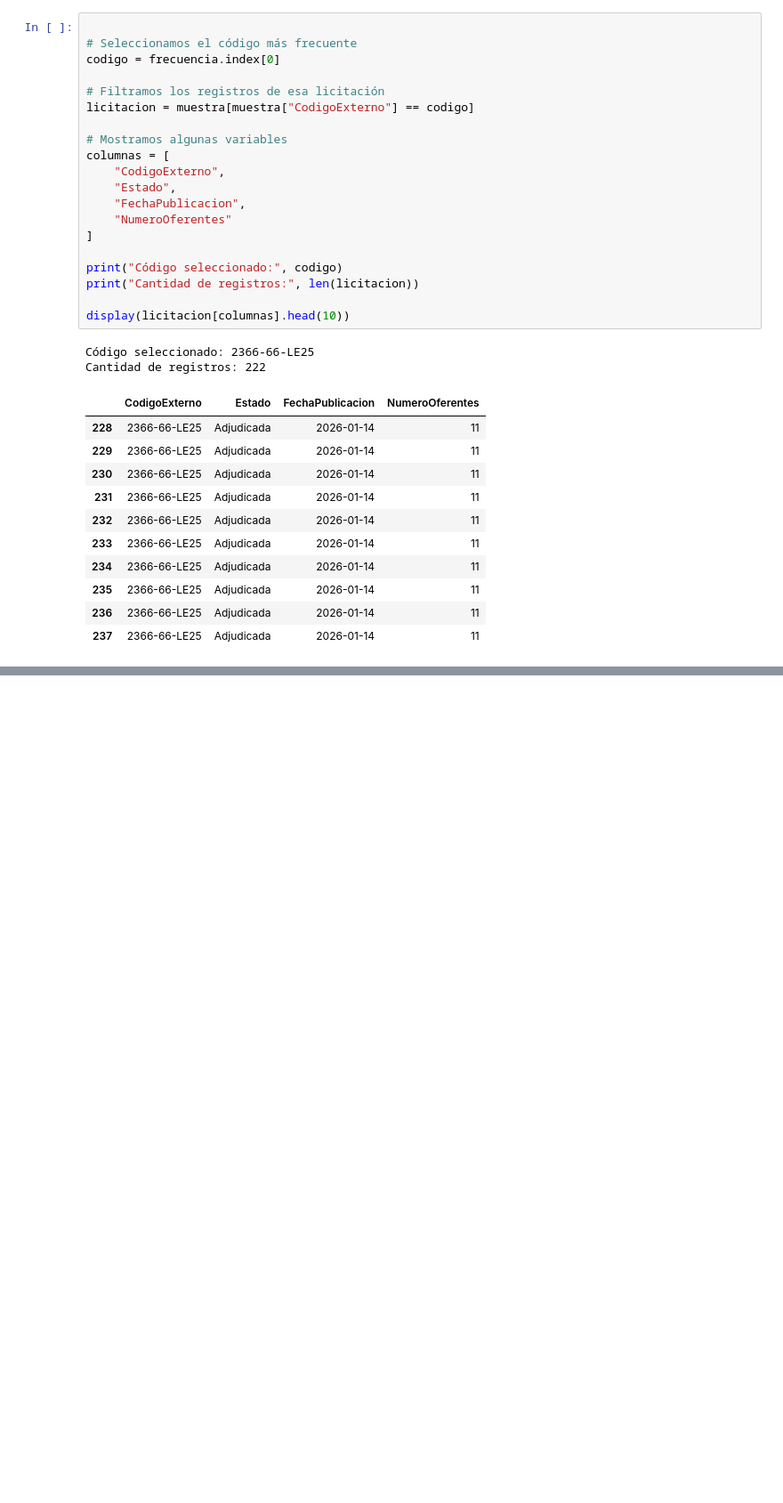
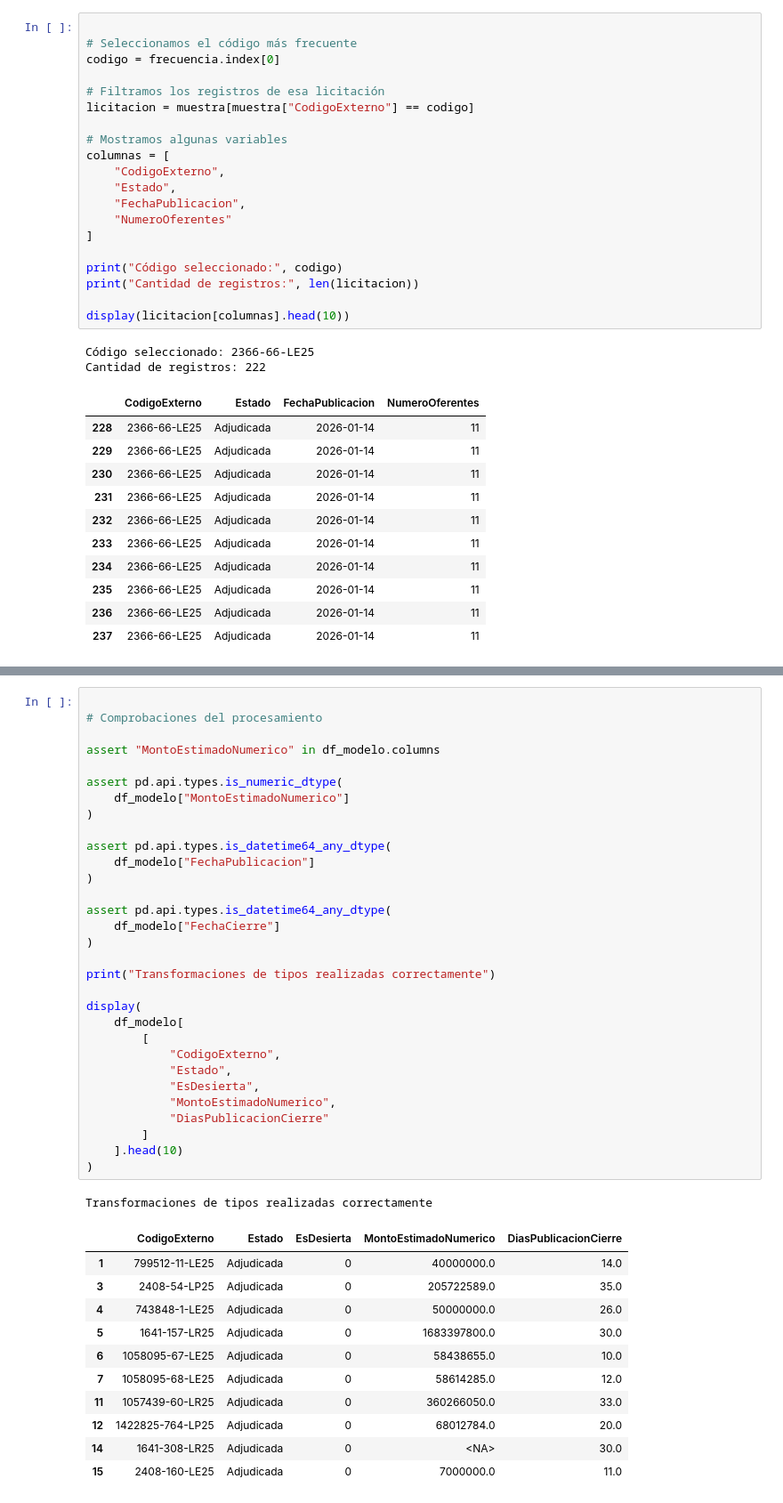
Before and after one commit to IgnacioCardenass/proyecto-grupo_1-mcdi500, a Jupyter notebook: F2/notebooks/Exploración_de_datos.ipynb, the cells around one changed output, grey strips where cells are left out. Shown at 89% size. Cells and saved outputs as stored; diff of their text form; blank space fills up the shorter version.

Commit message:
F2: implementacion de exploracion, limpieza y transformacion de el dataset(preprocesamiento)

```diff
--- a/F2/notebooks/Exploración_de_datos.ipynb
+++ b/F2/notebooks/Exploración_de_datos.ipynb
@@ -199,0 +962,44 @@ Cantidad de registros: 222
+# %%
+
+# Comprobaciones del procesamiento
+
+assert "MontoEstimadoNumerico" in df_modelo.columns
+
+assert pd.api.types.is_numeric_dtype(
+    df_modelo["MontoEstimadoNumerico"]
+)
+
+assert pd.api.types.is_datetime64_any_dtype(
+    df_modelo["FechaPublicacion"]
+)
+
+assert pd.api.types.is_datetime64_any_dtype(
+    df_modelo["FechaCierre"]
+)
+
+print("Transformaciones de tipos realizadas correctamente")
+
+display(
+    df_modelo[
+        [
+            "CodigoExterno",
+            "Estado",
+            "EsDesierta",
+            "MontoEstimadoNumerico",
+            "DiasPublicacionCierre"
+        ]
+    ].head(10)
+)
+# %% [output]
+Transformaciones de tipos realizadas correctamente
+|  | CodigoExterno | Estado | EsDesierta | MontoEstimadoNumerico | DiasPublicacionCierre |
+| 1 | 799512-11-LE25 | Adjudicada | 0 | 40000000.0 | 14.0 |
+| 3 | 2408-54-LP25 | Adjudicada | 0 | 205722589.0 | 35.0 |
+| 4 | 743848-1-LE25 | Adjudicada | 0 | 50000000.0 | 26.0 |
+| 5 | 1641-157-LR25 | Adjudicada | 0 | 1683397800.0 | 30.0 |
+| 6 | 1058095-67-LE25 | Adjudicada | 0 | 58438655.0 | 10.0 |
+| 7 | 1058095-68-LE25 | Adjudicada | 0 | 58614285.0 | 12.0 |
+| 11 | 1057439-60-LR25 | Adjudicada | 0 | 360266050.0 | 33.0 |
+| 12 | 1422825-764-LP25 | Adjudicada | 0 | 68012784.0 | 20.0 |
+| 14 | 1641-308-LR25 | Adjudicada | 0 | <NA> | 30.0 |
+| 15 | 2408-160-LE25 | Adjudicada | 0 | 7000000.0 | 11.0 |
```
Also changed, not shown: parts of 79 cells of this notebook.
